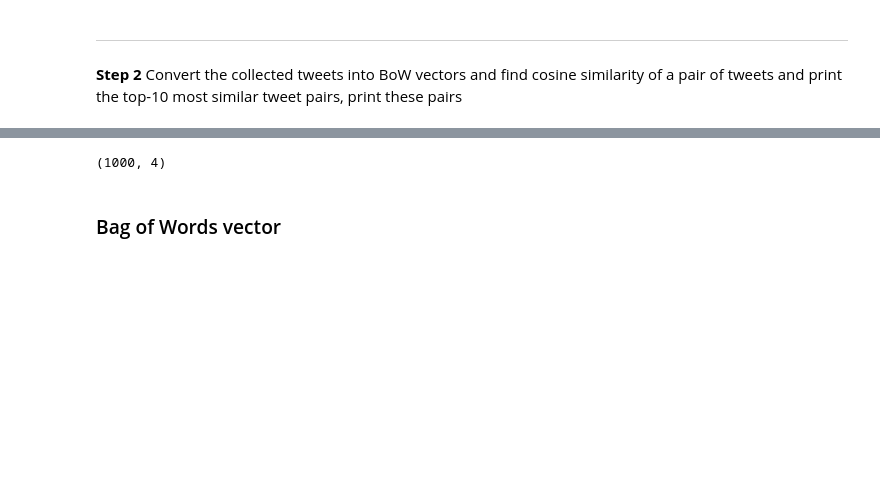
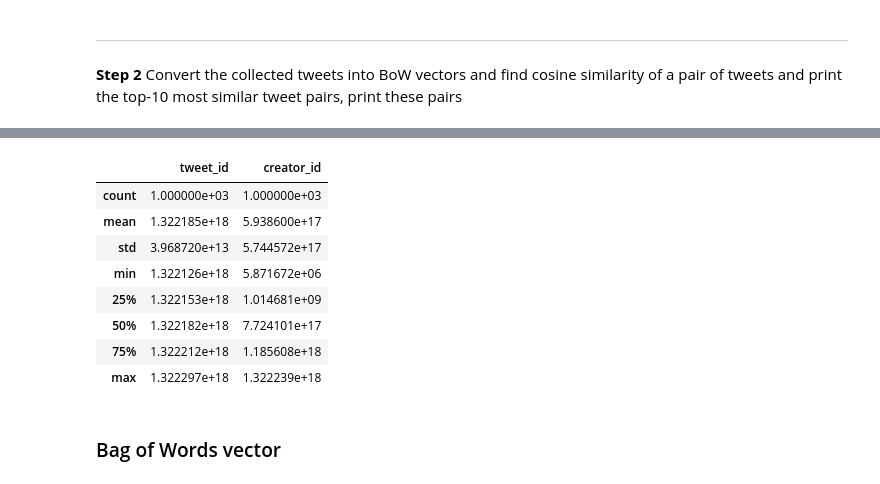
Before and after one commit to soumyaa1804/twitter_data_analysis, a Jupyter notebook: network_analysis.ipynb, the cells around one changed output, grey strips where cells are left out. Cells and saved outputs as stored; diff of their text form; code cells hidden in the pictures; blank space fills up the shorter version.

```diff
--- a/network_analysis.ipynb
+++ b/network_analysis.ipynb
@@ -127,7 +127,16 @@ df.head()
 # %%
 df.shape
+df.describe()
 # %% [output]
-(1000, 4)
+|  | tweet_id | creator_id |
+| count | 1.000000e+03 | 1.000000e+03 |
+| mean | 1.322185e+18 | 5.938600e+17 |
+| std | 3.968720e+13 | 5.744572e+17 |
+| min | 1.322126e+18 | 5.871672e+06 |
+| 25% | 1.322153e+18 | 1.014681e+09 |
+| 50% | 1.322182e+18 | 7.724101e+17 |
+| 75% | 1.322212e+18 | 1.185608e+18 |
+| max | 1.322297e+18 | 1.322239e+18 |
 # %% [markdown]
 ### Bag of Words vector
 # %%
```
Also changed, not shown: parts of 28 cells of this notebook, 3 other files.
